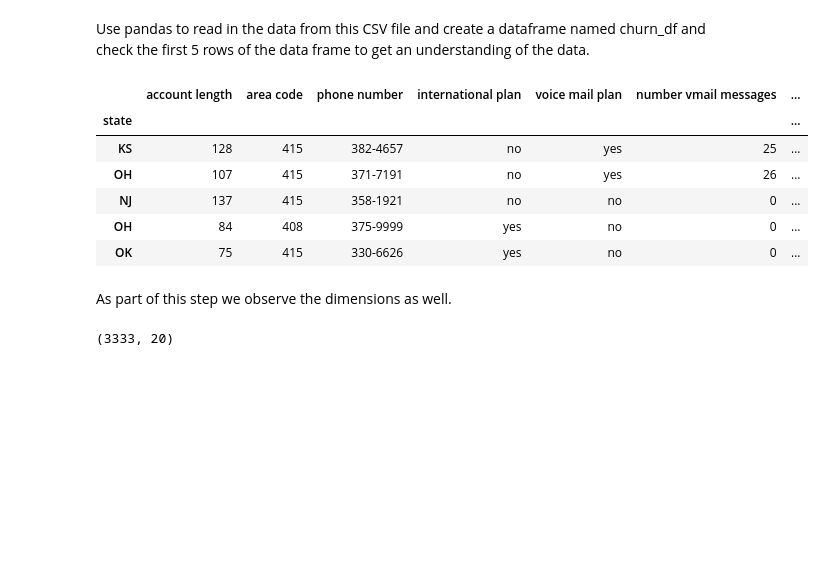
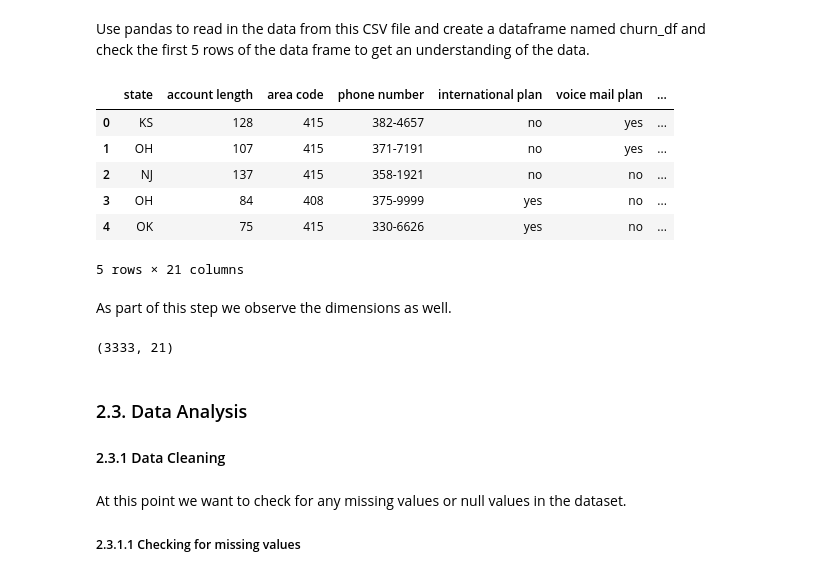
Before and after one commit to lilanhenry/telco-customer-churn, a Jupyter notebook: telco-churn.ipynb, the cells around one changed output. Drawn from its saved outputs; the diff is of its cells as text; code cells hidden in the pictures; blank space fills up the shorter version.

```diff
--- a/telco-churn.ipynb
+++ b/telco-churn.ipynb
@@ -45,20 +45,28 @@ import statsmodels.api as sm
 # %% [markdown]
 Use pandas to read in the data from this CSV file and create a dataframe named churn_df and check the first 5 rows of the data frame to get an understanding of the data.
 # %%
-churn_df = pd.read_csv("./data/syriatel.csv", index_col=0)
+churn_df = pd.read_csv("./data/syriatel.csv")
 churn_df.head()
 # %% [output]
-|  | account length | area code | phone number | international plan | voice mail plan | number vmail messages | ... |
-| state |  |  |  |  |  |  | ... |
-| KS | 128 | 415 | 382-4657 | no | yes | 25 | ... |
-| OH | 107 | 415 | 371-7191 | no | yes | 26 | ... |
-| NJ | 137 | 415 | 358-1921 | no | no | 0 | ... |
-| OH | 84 | 408 | 375-9999 | yes | no | 0 | ... |
-| OK | 75 | 415 | 330-6626 | yes | no | 0 | ... |
+|  | state | account length | area code | phone number | international plan | voice mail plan | ... |
+| 0 | KS | 128 | 415 | 382-4657 | no | yes | ... |
+| 1 | OH | 107 | 415 | 371-7191 | no | yes | ... |
+| 2 | NJ | 137 | 415 | 358-1921 | no | no | ... |
+| 3 | OH | 84 | 408 | 375-9999 | yes | no | ... |
+| 4 | OK | 75 | 415 | 330-6626 | yes | no | ... |
+5 rows × 21 columns
 # %% [markdown]
 As part of this step we observe the dimensions as well.
 # %%
 # Check the shape of the dataframe
 churn_df.shape
 # %% [output]
-(3333, 20)
+(3333, 21)
+# %% [markdown]
+### 2.3. Data Analysis
+
+#### 2.3.1 Data Cleaning
+# %% [markdown]
+At this point we want to check for any missing values or null values in the dataset.
+
+##### 2.3.1.1 Checking for missing values
```
Also changed, not shown: parts of 30 cells of this notebook.
